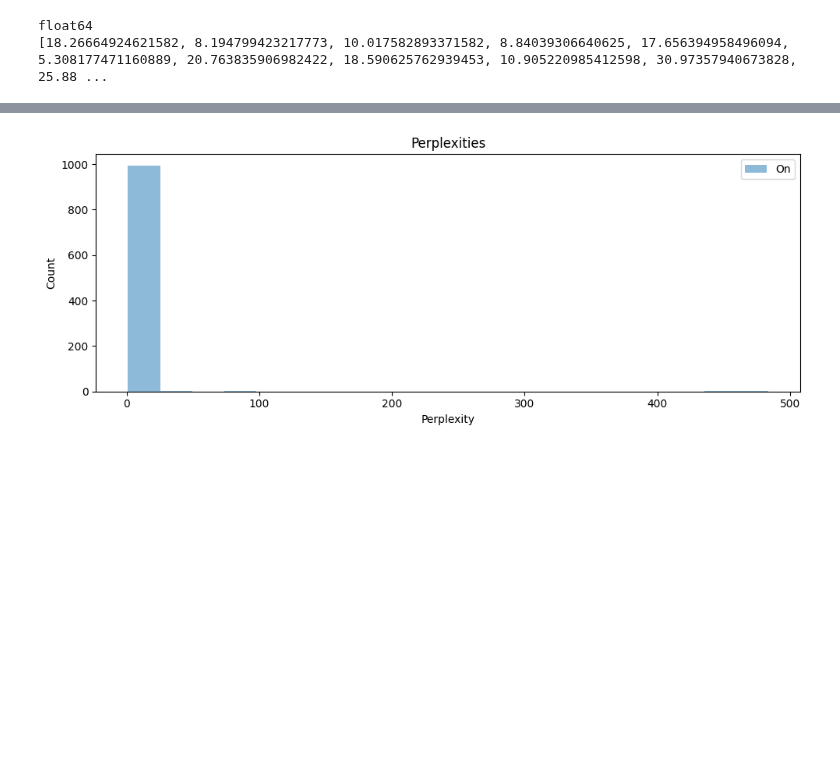
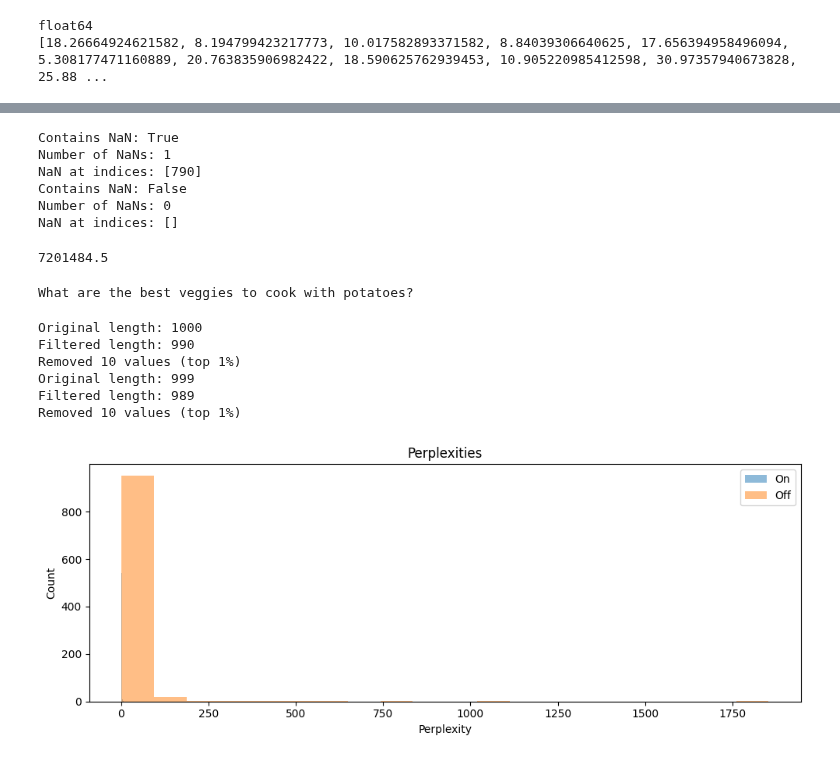
Before and after one commit to SamDower/LASR-probe-gen, a Jupyter notebook: notebooks/PerplexityAnalysis.ipynb, the cells around one changed output, grey strips where cells are left out. Cells and saved outputs as stored; diff of their text form; code cells hidden in the pictures; blank space fills up the shorter version.

Commit message:
Fixed perplexities plot

```diff
--- a/notebooks/PerplexityAnalysis.ipynb
+++ b/notebooks/PerplexityAnalysis.ipynb
@@ -223,20 +230,84 @@ float64
+# %%
+arr = np.array(perplexities_off)
+has_nan = np.isnan(arr).any()
+print(f"Contains NaN: {has_nan}")
+
+# Count how many NaNs
+nan_count = np.isnan(arr).sum()
+print(f"Number of NaNs: {nan_count}")
+
+nan_indices = np.where(np.isnan(arr))[0]
+print(f"NaN at indices: {nan_indices}")
+
+arr = arr[np.isfinite(arr)]
+has_nan = np.isnan(arr).any()
+print(f"Contains NaN: {has_nan}")
+
+# Count how many NaNs
+nan_count = np.isnan(arr).sum()
+print(f"Number of NaNs: {nan_count}")
+
+nan_indices = np.where(np.isnan(arr))[0]
+print(f"NaN at indices: {nan_indices}")
+perplexities_off = arr
+# %% [output]
+Contains NaN: True
+Number of NaNs: 1
+NaN at indices: [790]
+Contains NaN: False
+Number of NaNs: 0
+NaN at indices: []
+# %%
+print(max(perplexities_off))
+# %% [output]
+7201484.5
+# %%
+print(human_list_off[790])
+print(assistant_list_off[790])
+# %% [output]
+What are the best veggies to cook with potatoes?
+# %%
+def remove_large_outliers(data):
+    arr = np.array(data)
+    # Calculate the 99th percentile (threshold for top 1%)
+    threshold = np.percentile(arr, 99)
+    # Keep only values below this threshold
+    filtered_arr = arr[arr < threshold]
+
+    print(f"Original length: {len(arr)}")
+    print(f"Filtered length: {len(filtered_arr)}")
+    print(f"Removed {len(arr) - len(filtered_arr)} values (top 1%)")
+    return filtered_arr
+# %%
+perplexities_on = remove_large_outliers(perplexities_on)
+perplexities_off = remove_large_outliers(perplexities_off)
+# %% [output]
+Original length: 1000
+Filtered length: 990
+Removed 10 values (top 1%)
+Original length: 999
+Filtered length: 989
+Removed 10 values (top 1%)
 # %%
 import matplotlib.pyplot as plt
 import numpy as np
 
 plt.figure(figsize=(10, 4))
 
 plt.subplot(1, 1, 1)
-plt.hist(np.array(perplexities_on), alpha=0.5, label='On', bins=20)
-# plt.hist(np.array(perplexities_off), alpha=0.5, label='Off', bins=20)
+
+
+
+plt.hist(perplexities_on, alpha=0.5, label='On', bins=20)
+plt.hist(perplexities_off, alpha=0.5, label='Off', bins=20)
 # plt.axvline(x = mean_on_distance, color = 'blue', linestyle='dashed', label = 'on_policy_mean')
 # plt.axvline(x = mean_off_distance, color = 'orange', linestyle='dashed', label = 'off_policy_mean')
 plt.xlabel('Perplexity')
 plt.ylabel('Count')
 plt.legend()
 plt.title('Perplexities')
 
 plt.tight_layout()
 plt.show()
 # %% [output]
-[figure, old version]
+[figure, new version]
```
Also changed, not shown: parts of 3 cells of this notebook.
